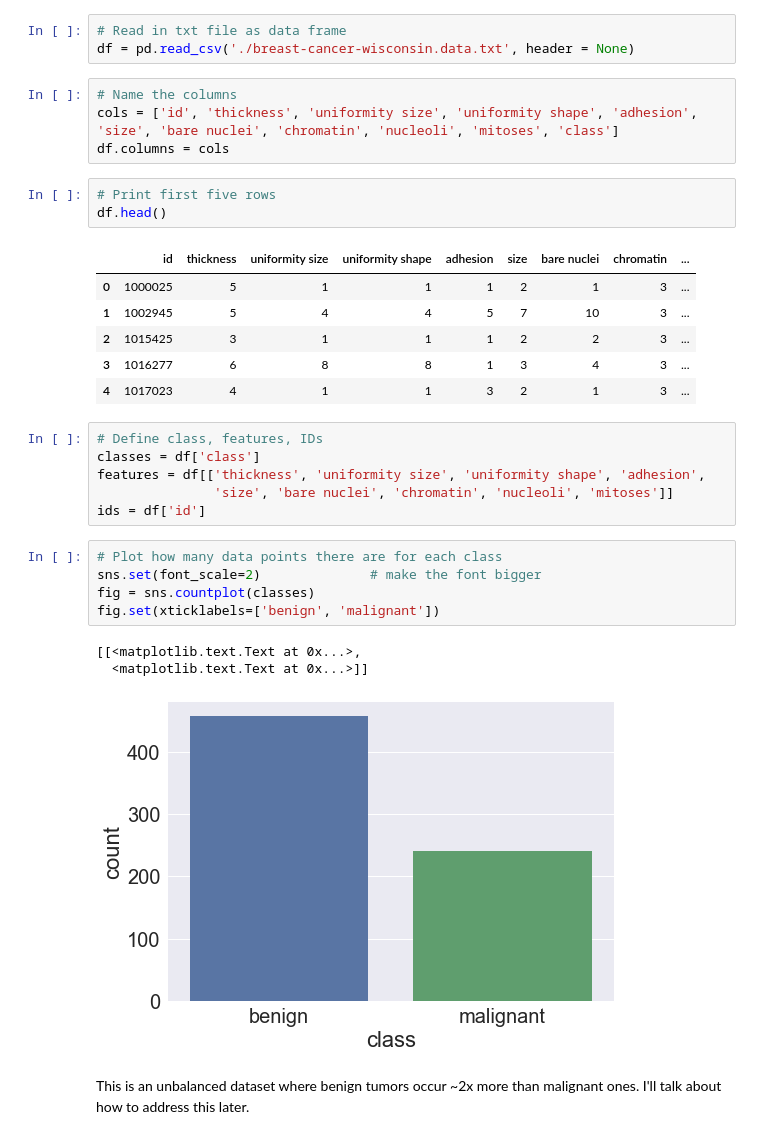
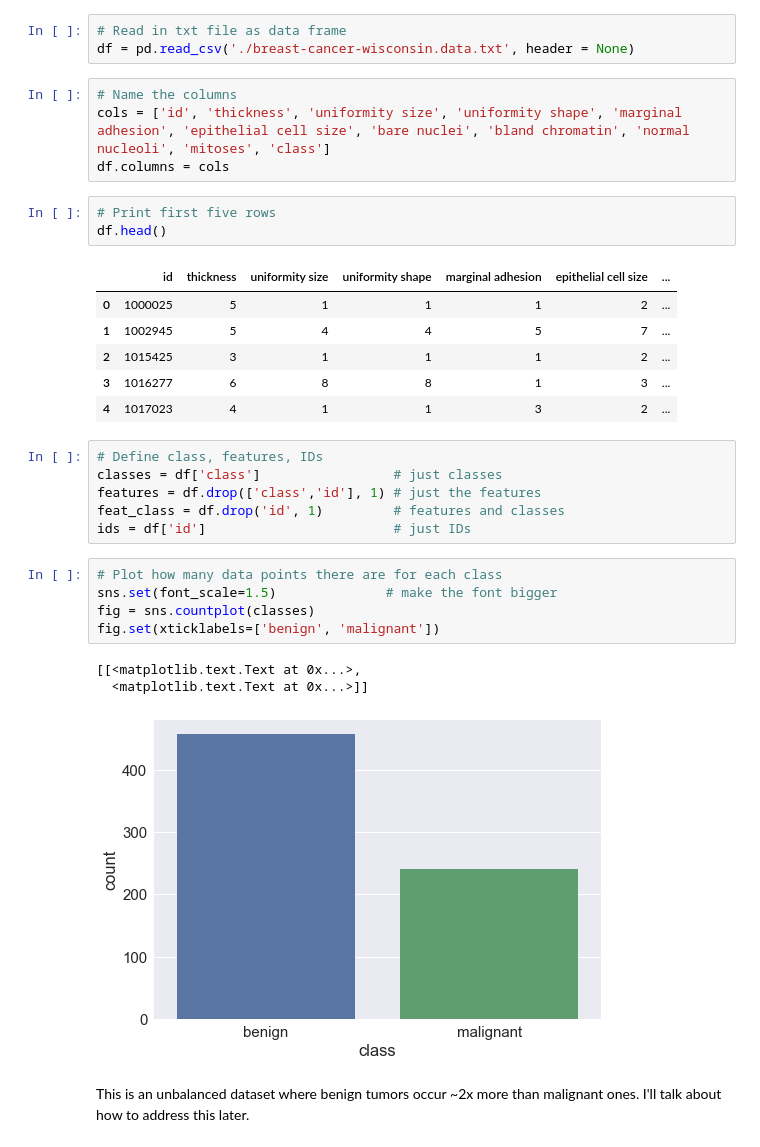
Before and after one commit to wcarande/breastCancerChallenge, a Jupyter notebook: explore.ipynb, the cells around one changed output. Drawn from its saved outputs; the diff is of its cells as text.

```diff
--- a/explore.ipynb
+++ b/explore.ipynb
@@ -37,33 +41,33 @@ ImportError: No module named umath_tests
 df = pd.read_csv('./breast-cancer-wisconsin.data.txt', header = None)
 # %%
 # Name the columns
-cols = ['id', 'thickness', 'uniformity size', 'uniformity shape', 'adhesion', 'size', 'bare nuclei', 'chromatin', 'nucleoli', 'mitoses', 'class']
+cols = ['id', 'thickness', 'uniformity size', 'uniformity shape', 'marginal adhesion', 'epithelial cell size', 'bare nuclei', 'bland chromatin', 'normal nucleoli', 'mitoses', 'class']
 df.columns = cols
 # %%
 # Print first five rows
 df.head()
 # %% [output]
-|  | id | thickness | uniformity size | uniformity shape | adhesion | size | bare nuclei | chromatin | ... |
-| 0 | 1000025 | 5 | 1 | 1 | 1 | 2 | 1 | 3 | ... |
-| 1 | 1002945 | 5 | 4 | 4 | 5 | 7 | 10 | 3 | ... |
-| 2 | 1015425 | 3 | 1 | 1 | 1 | 2 | 2 | 3 | ... |
-| 3 | 1016277 | 6 | 8 | 8 | 1 | 3 | 4 | 3 | ... |
-| 4 | 1017023 | 4 | 1 | 1 | 3 | 2 | 1 | 3 | ... |
+|  | id | thickness | uniformity size | uniformity shape | marginal adhesion | epithelial cell size | ... |
+| 0 | 1000025 | 5 | 1 | 1 | 1 | 2 | ... |
+| 1 | 1002945 | 5 | 4 | 4 | 5 | 7 | ... |
+| 2 | 1015425 | 3 | 1 | 1 | 1 | 2 | ... |
+| 3 | 1016277 | 6 | 8 | 8 | 1 | 3 | ... |
+| 4 | 1017023 | 4 | 1 | 1 | 3 | 2 | ... |
 # %%
 # Define class, features, IDs
-classes = df['class']
-features = df[['thickness', 'uniformity size', 'uniformity shape', 'adhesion',
-               'size', 'bare nuclei', 'chromatin', 'nucleoli', 'mitoses']]
-ids = df['id']
+classes = df['class']                 # just classes
+features = df.drop(['class','id'], 1) # just the features
+feat_class = df.drop('id', 1)         # features and classes
+ids = df['id']                        # just IDs
 # %%
 # Plot how many data points there are for each class
-sns.set(font_scale=2)              # make the font bigger
+sns.set(font_scale=1.5)              # make the font bigger
 fig = sns.countplot(classes)
 fig.set(xticklabels=['benign', 'malignant'])
 # %% [output]
 [[<matplotlib.text.Text at 0x...>,
   <matplotlib.text.Text at 0x...>]]
-[figure, old version]
+[figure, new version]
 # %% [markdown]
 This is an unbalanced dataset where benign tumors occur ~2x more than malignant ones. I'll talk about how to address this later.
 # %% [markdown]
```
Also changed, not shown: parts of 23 cells of this notebook.
